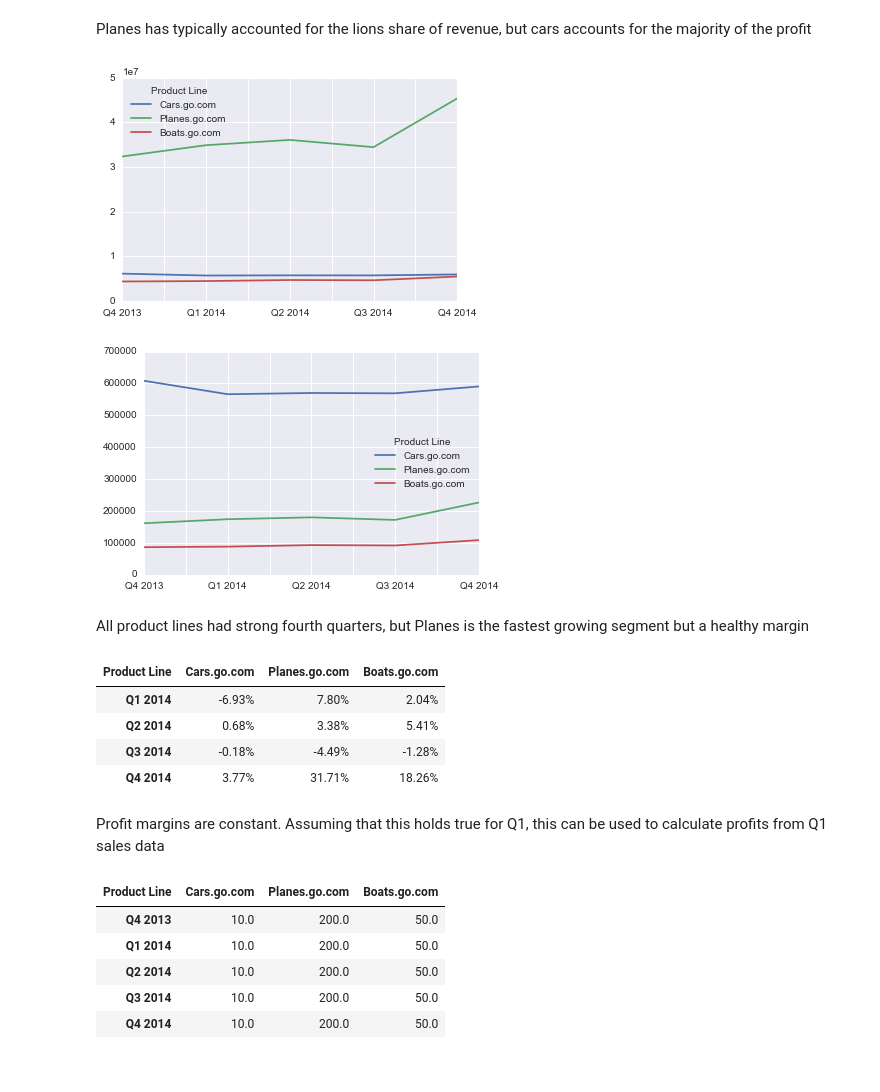
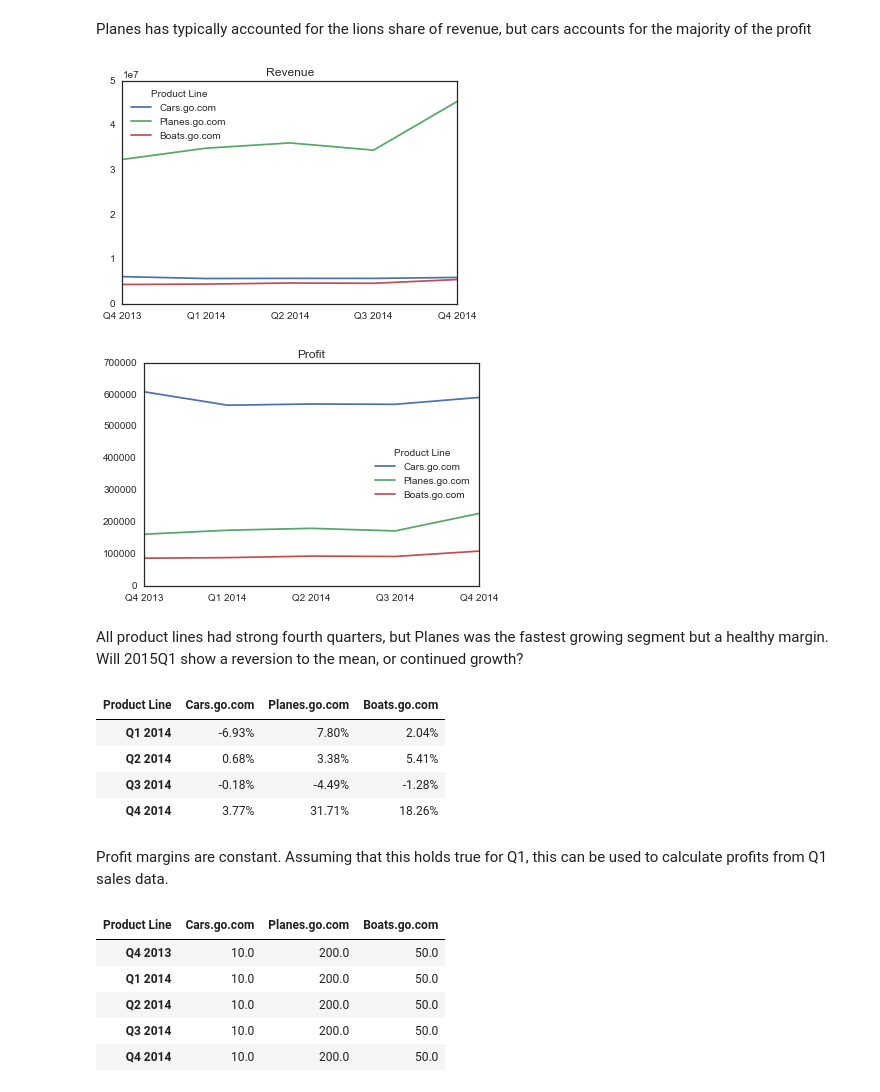
Before and after one commit to MattKravetz/Go, a Jupyter notebook: Go Analysis.ipynb, the cells around one changed output. Saved outputs shown, nothing was run; the diff lists cells and outputs as text; code cells hidden in the pictures.

```diff
--- a/Go Analysis.ipynb
+++ b/Go Analysis.ipynb
@@ -54,13 +52,17 @@ historical_profit.applymap("${:,.2f}".format)
 #### Examine Trends in Historical Data
 # %% [markdown]
 Planes has typically accounted for the lions share of revenue, but cars accounts for the majority of the profit
-# %%
-historical_revenue.plot(), historical_profit.plot();
-# %% [output]
-[figure, removed]
-[figure, removed]
+# %%
+import seaborn as sns
+sns.set_style("white")
+%matplotlib inline
+
+historical_revenue.plot(title="Revenue"), historical_profit.plot(title="Profit");
+# %% [output]
+[figure, added]
+[figure, added]
 # %% [markdown]
-All product lines had strong fourth quarters, but Planes is the fastest growing segment but a healthy margin
+All product lines had strong fourth quarters, but Planes was the fastest growing segment but a healthy margin.  Will 2015Q1 show a reversion to the mean, or continued growth?
 # %%
 historical_profit.pct_change().applymap("{:.2%}".format).iloc[1:]
 # %% [output]
@@ -70,7 +72,7 @@ historical_profit.pct_change().applymap("{:.2%}".format).iloc[1:]
 | Q3 2014 | -0.18% | -4.49% | -1.28% |
 | Q4 2014 | 3.77% | 31.71% | 18.26% |
 # %% [markdown]
-Profit margins are constant.  Assuming that this holds true for Q1, this can be used to calculate profits from Q1 sales data
+Profit margins are constant.  Assuming that this holds true for Q1, this can be used to calculate profits from Q1 sales data.
 # %%
 profit_margin = historical_revenue / historical_profit
 profit_margin
```
Also changed, not shown: parts of 16 cells of this notebook.
